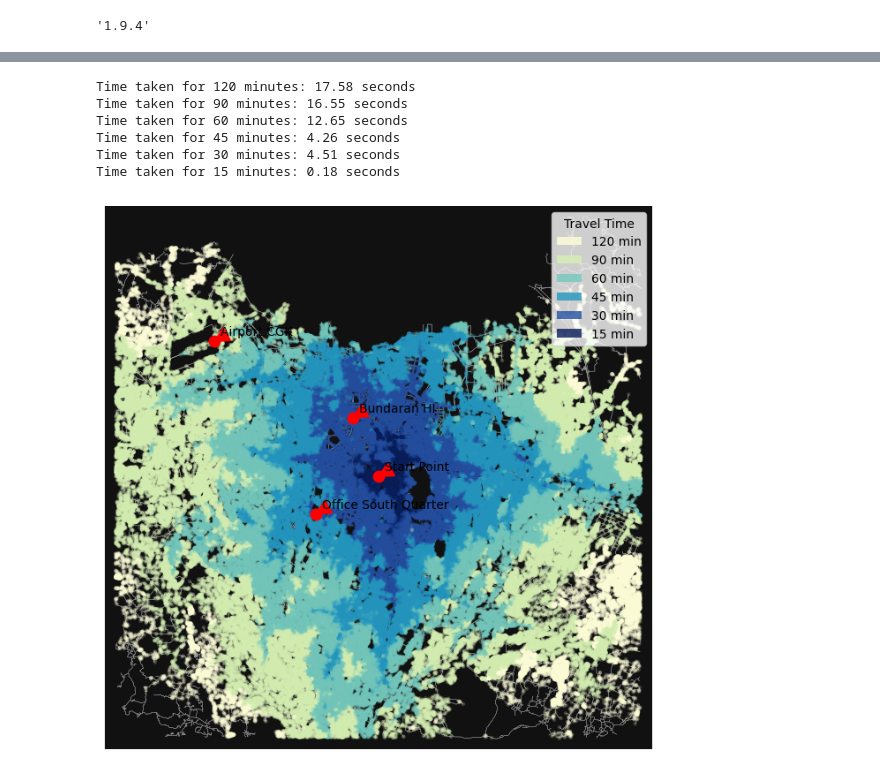
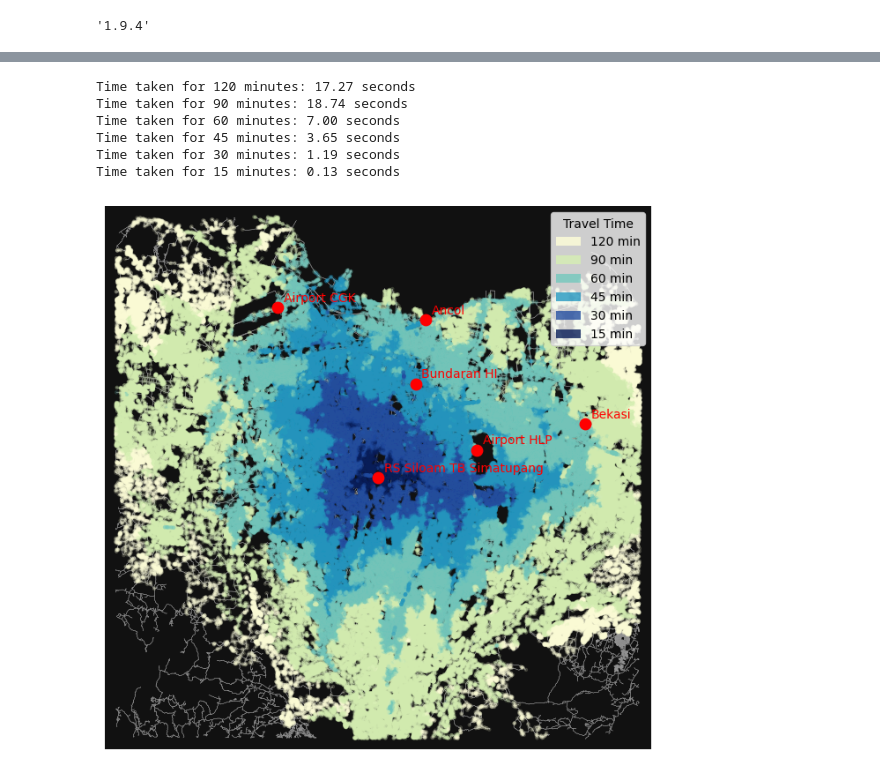
Before and after one commit to adhikasp/geo-exploration, a Jupyter notebook: explore.ipynb, the cells around one changed output, grey strips where cells are left out. Drawn from its saved outputs; the diff is of its cells as text; code cells hidden in the pictures.

```diff
--- a/explore.ipynb
+++ b/explore.ipynb
@@ -9,7 +27,16 @@ ox.__version__
 # %%
-# Configuration
-location = ""
-start_point = (-6.255770, 106.849833)
+poi = {
+    "RS Siloam TB Simatupang": (106.784365,-6.292240),
+    "Airport CGK": (106.679671, -6.116638),
+    "Airport HLP": (106.887048,-6.263289),
+    "Bundaran HI": (106.823110, -6.194950),
+    "Ancol": (106.833171,-6.128887),
+    "Bekasi": (106.998875,-6.236104)
+}
+# The X, Y coordinate order is reversed for osmnx operations
+start_point = tuple(reversed(poi["RS Siloam TB Simatupang"]))
+location = "" # Use either location or start_point, not both.
+
 radius_km = 30
 
 trip_times = [15, 30, 45, 60, 90, 120]  # in minutes
@@ -32,11 +59,4 @@ highway_speeds = {
     "footway": 3,
 }
 
-poi = {
-    "Start Point": (start_point[1], start_point[0]),
-    "Office South Quarter": (106.785280, -6.294658),
-    "Airport CGK": (106.679671, -6.116638),
-    "Bundaran HI": (106.823110, -6.194950),
-}
-
 iso_colors = ox.plot.get_colors(n=len(trip_times), cmap="YlGnBu", start=0)
@@ -209,9 +263,7 @@ G = ox.project_graph(G)
 # %%
-# Create a copy of G to work with
+from tqdm import tqdm
+
 road_and_rail_G = G
-
-# Connect road nodes to nearest railway nodes
-from tqdm import tqdm
 
 connected_count = 0
 railway_station_nodes = [(n, data) for n, data in railway_G.nodes(data=True) if data.get('role') == 'station']
@@ -228,7 +280,7 @@ for station_node, data in tqdm(railway_station_nodes, desc="Processing train sta
             length=distance,
             highway='footway',
             railway='connection',
-            oneway='no',
+            oneway='yes',
             geometry=LineString([
                 Point(road_and_rail_G.nodes[station_node]['x'], road_and_rail_G.nodes[station_node]['y']),
                 Point(road_and_rail_G.nodes[nearest_road_node]['x'], road_and_rail_G.nodes[nearest_road_node]['y'])
@@ -239,7 +291,7 @@ for station_node, data in tqdm(railway_station_nodes, desc="Processing train sta
             length=distance,
             highway='footway',
             railway='connection',
-            oneway='no',
+            oneway='yes',
             geometry=LineString([
                 Point(road_and_rail_G.nodes[nearest_road_node]['x'], road_and_rail_G.nodes[nearest_road_node]['y']),
                 Point(road_and_rail_G.nodes[station_node]['x'], road_and_rail_G.nodes[station_node]['y'])
@@ -294,6 +354,11 @@ Highway: 996644, Railway: 3187, Else: 0
 from matplotlib import pyplot as plt
 from shapely.geometry import Point
 import time
+
+# Get the center node using global coordinates
+projected_coords = ox.projection.project_geometry(Point(reversed(start_point)), to_crs=road_and_rail_G.graph['crs'])[0]
+center_node = ox.distance.nearest_nodes(G, X=projected_coords.x, Y=projected_coords.y)
+center_coords = G.nodes[center_node]['x'], G.nodes[center_node]['y']
 
 node_colors = {}
 for trip_time, color in zip(sorted(trip_times, reverse=True), iso_colors):
@@ -306,38 +371,38 @@ for trip_time, color in zip(sorted(trip_times, reverse=True), iso_colors):
 
 nc = [node_colors[node] if node in node_colors else "none" for node in road_and_rail_G.nodes()]
 ns = [10 if node in node_colors else 0 for node in road_and_rail_G.nodes()]
 
 fig: plt.Figure
 ax: plt.Axes
 fig, ax = ox.plot_graph(
     road_and_rail_G,
     node_color=nc,
     node_size=ns,
     node_alpha=0.2,
     edge_linewidth=0.3,
     edge_color="#999999",
     show=False,
 )
 
 # Add markers for each POI
 for name, (lon, lat) in poi.items():
     projected_lon = ox.projection.project_geometry(Point(lon, lat), to_crs=road_and_rail_G.graph['crs'])[0].coords[0][0]
     projected_lat = ox.projection.project_geometry(Point(lon, lat), to_crs=road_and_rail_G.graph['crs'])[0].coords[0][1]
     ax.scatter(projected_lon, projected_lat, c='r', s=80, zorder=5, label=name)
-    ax.annotate(name, (projected_lon, projected_lat), xytext=(5, 5), textcoords='offset points')
+    ax.annotate(name, (projected_lon, projected_lat), xytext=(5, 5), textcoords='offset points', color='red')
 
 # add labels for each travel time
 legend_elements = [plt.Rectangle((0, 0), 1, 1, fc=color, ec="none", alpha=0.8)
                    for color in iso_colors]
 legend_labels = [f"{time} min" for time in sorted(trip_times, reverse=True)]
 ax.legend(legend_elements, legend_labels, loc="upper right", title="Travel Time")
 
 plt.show()
 # %% [output]
-Time taken for 120 minutes: 17.58 seconds
-Time taken for 90 minutes: 16.55 seconds
-Time taken for 60 minutes: 12.65 seconds
-Time taken for 45 minutes: 4.26 seconds
-Time taken for 30 minutes: 4.51 seconds
-Time taken for 15 minutes: 0.18 seconds
+Time taken for 120 minutes: 17.27 seconds
+Time taken for 90 minutes: 18.74 seconds
+Time taken for 60 minutes: 7.00 seconds
+Time taken for 45 minutes: 3.65 seconds
+Time taken for 30 minutes: 1.19 seconds
+Time taken for 15 minutes: 0.13 seconds
-[figure, old version]
+[figure, new version]
```
Also changed, not shown: parts of 21 cells of this notebook.
